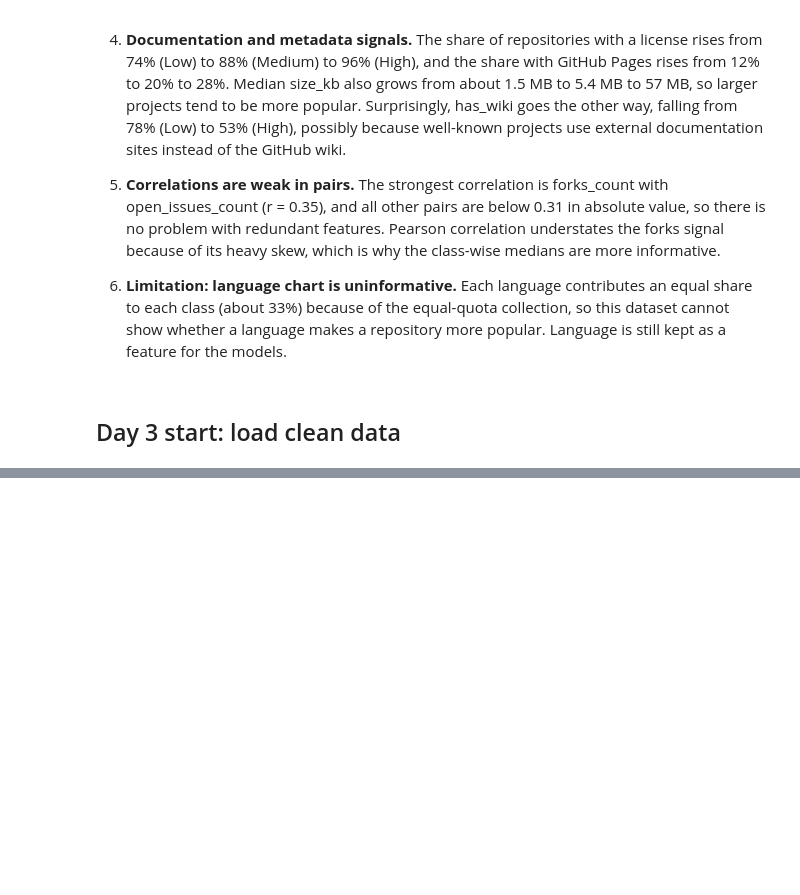
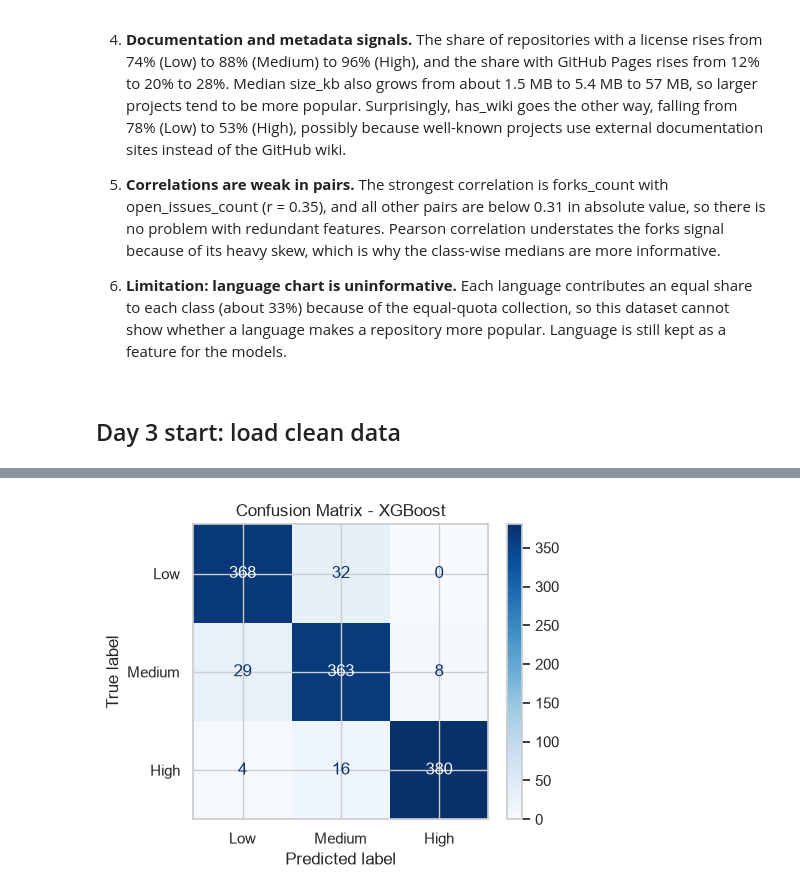
Before and after one commit to anu-xo/StarGazerAI, a Jupyter notebook: nootbooks/starsight.ipynb, the cells around one changed output, grey strips where cells are left out. Drawn from its saved outputs; the diff is of its cells as text; code cells hidden in the pictures; blank space fills up the shorter version.

Commit message:
training

```diff
--- a/nootbooks/starsight.ipynb
+++ b/nootbooks/starsight.ipynb
@@ -379,2 +385,3 @@ Logistic Regression     0.911042 0.007205
 # %%
-trained = {name: pipe.fit(X_train, y_train) for name, pipe in models.items()}
+for name, pipe in models.items():
+    pipe.fit(X_train, y_train)
@@ -411,19 +388,17 @@ Why the numbers look like this: the 91% accuracy is probably driven mostly by on
 # %%
-from sklearn.metrics import accuracy_score, precision_score, recall_score, f1_score
-import pandas as pd
+from sklearn.metrics import (accuracy_score, precision_score, recall_score,
+                             f1_score, classification_report, confusion_matrix,
+                             ConfusionMatrixDisplay)
 
-models = {"Logistic Regression": lr_pipe, "Random Forest": rf_pipe, "XGBoost": xgb_pipe}
-rows = []
-for name, m in models.items():
-    pred = m.predict(X_test)
-    rows.append({
-        "Model": name,
-        "Accuracy": accuracy_score(y_test, pred),
+results = []
+for name, pipe in models.items():
+    pred = pipe.predict(X_test)
+    results.append({"Model": name,
+        "Accuracy":        accuracy_score(y_test, pred),
         "Precision (macro)": precision_score(y_test, pred, average="macro"),
-        "Recall (macro)": recall_score(y_test, pred, average="macro"),
-        "Macro F1": f1_score(y_test, pred, average="macro"),
-    })
-results = pd.DataFrame(rows).sort_values("Macro F1", ascending=False).round(3)
-print(results)
-results.to_csv("data/model_comparison.csv", index=False)
+        "Recall (macro)":    recall_score(y_test, pred, average="macro"),
+        "Macro F1":          f1_score(y_test, pred, average="macro")})
+
+metrics_table = pd.DataFrame(results).round(4).sort_values("Macro F1", ascending=False)
+print(metrics_table)
 # %% [output]
@@ -430,0 +409,5 @@ NameError: name 'lr_pipe' is not defined
+# %%
+best_name = metrics_table.iloc[0]["Model"]
+best_model = models[best_name]
+print(classification_report(y_test, best_model.predict(X_test),
+                            target_names=["Low", "Medium", "High"]))
@@ -430,0 +424,8 @@ NameError: name 'lr_pipe' is not defined
+# %%
+fig, ax = plt.subplots(figsize=(5, 4))
+ConfusionMatrixDisplay.from_estimator(best_model, X_test, y_test,
+    display_labels=["Low", "Medium", "High"], cmap="Blues", ax=ax)
+ax.set_title(f"Confusion Matrix - {best_name}")
+plt.tight_layout(); plt.savefig("screenshots/confusion_matrix.png", dpi=150); plt.show()
+# %% [output]
+[figure, added]
```
Also changed, not shown: parts of 22 cells of this notebook, 1 other file.
